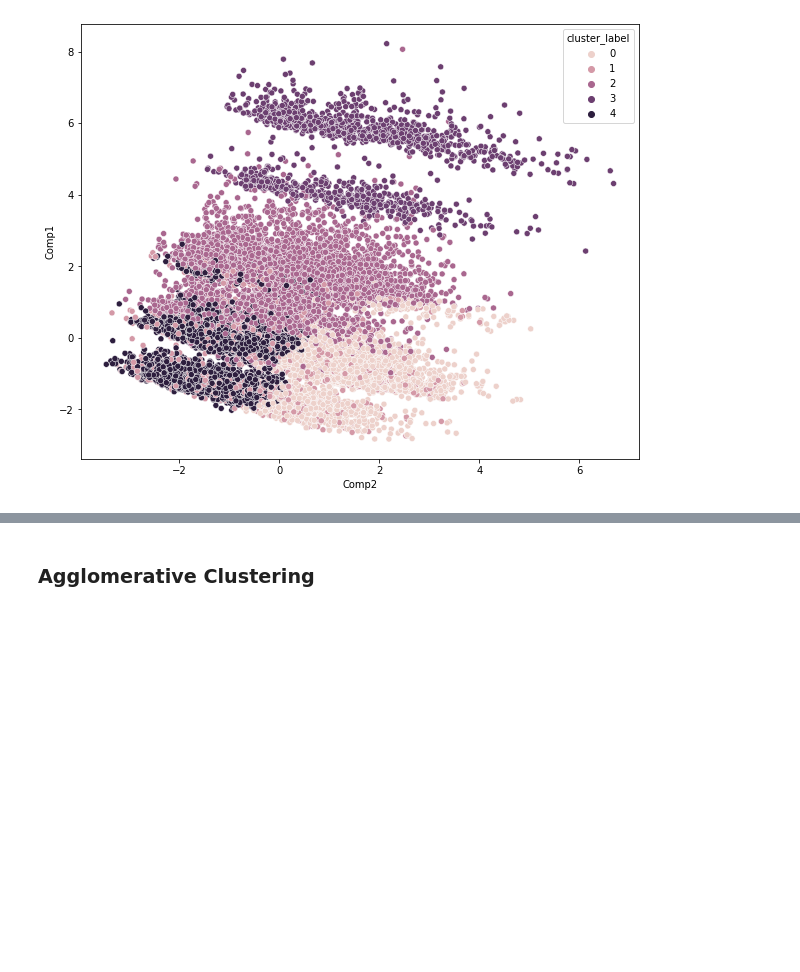
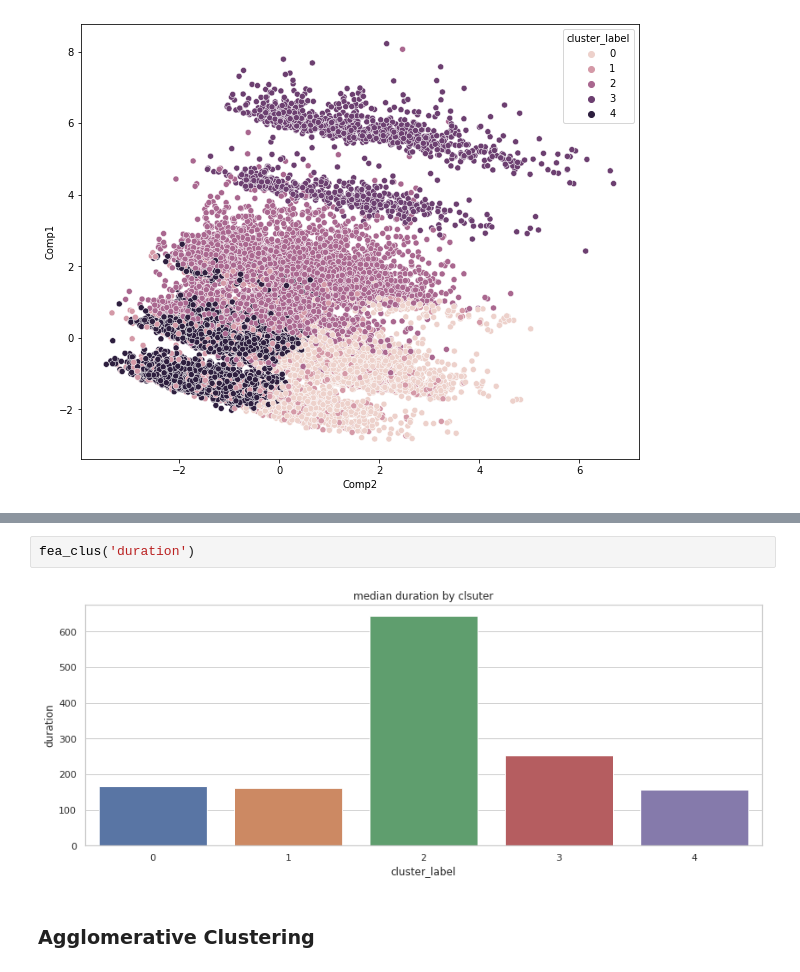
Before and after one commit to ShawnLiu119/Bank-Marketing_Clas-Clus-AppDev, a Jupyter notebook: BankMkting_Clustering_CustomerSegmentation.ipynb, the cells around one changed output, grey strips where cells are left out. Cells and saved outputs as stored; diff of their text form; blank space fills up the shorter version.

```diff
--- a/BankMkting_Clustering_CustomerSegmentation.ipynb
+++ b/BankMkting_Clustering_CustomerSegmentation.ipynb
@@ -177,3 +222,7 @@ plt.show()
+# %%
+fea_clus('duration')
+# %% [output]
+[figure, added]
 # %% [markdown]
 ### Agglomerative Clustering
 # %%
```
Also changed, not shown: parts of 5 cells of this notebook.
